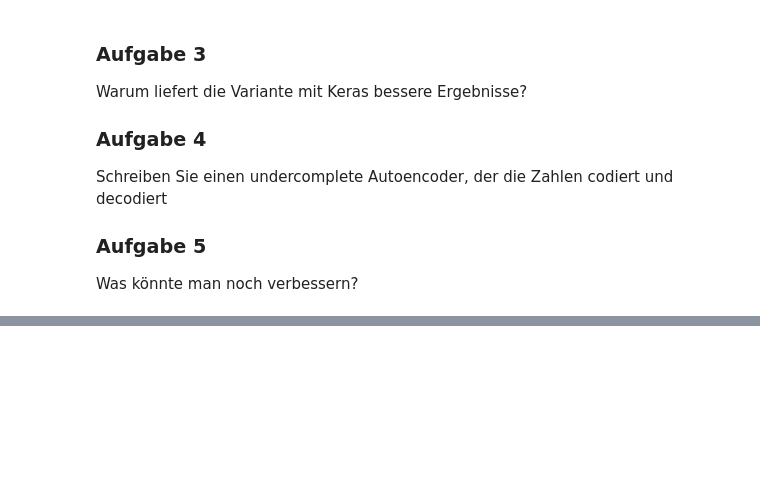
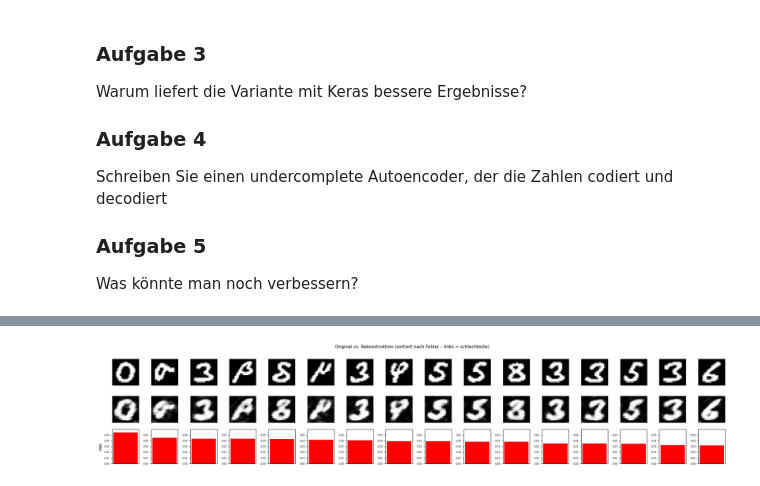
Before and after one commit to ArnoldIntelligence/KI-Vorlesung, a Jupyter notebook: notebooks/06-nicht_ueberwachtes_lernen.ipynb, the cells around one changed output, grey strips where cells are left out. Drawn from its saved outputs; the diff is of its cells as text; code cells hidden in the pictures; blank space fills up the shorter version.

```diff
--- a/notebooks/06-nicht_ueberwachtes_lernen.ipynb
+++ b/notebooks/06-nicht_ueberwachtes_lernen.ipynb
@@ -1512,0 +1792,83 @@ Was könnte man noch verbessern?
+# %%
+#|include: false
+
+image_gemischt = cv2.imread('Daten/NichtUeberwachtesLernen/Zahlen/Zahlen_Gemischt.png')
+
+gray   = cv2.cvtColor(image_gemischt, cv2.COLOR_BGR2GRAY)
+blur   = cv2.GaussianBlur(gray, (5, 5), 0)
+thresh = cv2.adaptiveThreshold(blur, 255, 1, 1, 11, 2)
+
+contours_g, _ = cv2.findContours(thresh, cv2.RETR_EXTERNAL, cv2.CHAIN_APPROX_SIMPLE)
+contours_g    = sort_contours_grid(contours_g, row_height=30)
+
+x_list     = []
+positionen = []
+
+for cnt in contours_g:
+    if cv2.contourArea(cnt) > 50:
+        xc, yc, wc, hc = cv2.boundingRect(cnt)
+        roi    = thresh[yc:yc + hc, xc:xc + wc]
+        pad    = 3
+        padded = cv2.copyMakeBorder(roi, pad, pad, pad, pad, cv2.BORDER_CONSTANT, value=0)
+        x_list.append(cv2.resize(padded, (28, 28)))
+        positionen.append((xc, yc, wc, hc))
+
+print(f'Gefundene Zeichen: {len(x_list)}')
+
+# Bilder aus einer Liste in ein NumPy-Array umwandeln, Pixelwerte von [0, 255] auf [0.0, 1.0] normieren
+x_g      = np.array(x_list).astype('float32') / 255.
+x_g_flat = x_g.reshape(-1, 784)
+# Der Autoencoder rekonstruiert jedes Bild.
+rekon    = autoencoder.predict(x_g_flat, verbose=0)
+# Fehler zwischen Originalbild und Rekonstruktion bestimmen
+fehler   = np.mean((x_g_flat - rekon) ** 2, axis=1)
+
+schwelle = np.mean(fehler) + 0.5 * np.std(fehler)
+
+# Original vs. Rekonstruktion (nach Rekonstruktionsfehler sortiert)
+n_show    = min(16, len(x_list))
+idx_show  = np.argsort(fehler)[::-1][:n_show]   # die n mit höchstem Fehler zuerst
+
+fig, axes = plt.subplots(3, n_show, figsize=(n_show * 1.4, 4.5))
+for col, i in enumerate(idx_show):
+    # Original
+    axes[0, col].imshow(x_g_flat[i].reshape(28, 28), cmap='gray')
+    axes[0, col].axis('off')
+    # Rekonstruktion
+    axes[1, col].imshow(rekon[i].reshape(28, 28), cmap='gray')
+    axes[1, col].axis('off')
+    # Fehlerbalken
+    farbe = 'red' if fehler[i] > schwelle else 'green'
+    axes[2, col].bar([0], [fehler[i]], color=farbe)
+    axes[2, col].set_ylim(0, fehler.max() * 1.1)
+    axes[2, col].set_xticks([])
+    axes[2, col].tick_params(labelsize=6)
+
+axes[0, 0].set_ylabel('Original', fontsize=9)
+axes[1, 0].set_ylabel('Rekonstruktion', fontsize=9)
+axes[2, 0].set_ylabel('MSE', fontsize=9)
+fig.suptitle('Original vs. Rekonstruktion (sortiert nach Fehler – links = schlechteste)', fontsize=11)
+plt.tight_layout()
+plt.show()
+
+# Bild mit Bounding Boxes
+bild_markiert = image_gemischt.copy()
+for i, (xc, yc, wc, hc) in enumerate(positionen):
+    farbe = (0, 0, 255) if fehler[i] > schwelle else (0, 180, 0)
+    cv2.rectangle(bild_markiert, (xc, yc), (xc + wc, yc + hc), farbe, 2)
+
+imshow('Rot = kein Digit (hoher Rekonstruktionsfehler) | Grün = Digit', bild_markiert)
+plt.show()
+
+plt.figure(figsize=(12, 3))
+idx_sorted = np.argsort(fehler)[::-1]
+farben     = ['red' if fehler[i] > schwelle else 'green' for i in idx_sorted]
+plt.bar(range(len(fehler)), fehler[idx_sorted], color=farben)
+plt.axhline(schwelle, color='black', linestyle='--', label=f'Schwelle = {schwelle:.4f}')
+plt.xlabel('Zeichen (nach Fehler sortiert)')
+plt.ylabel('Rekonstruktionsfehler (MSE)')
+plt.title('Autoencoder-Rekonstruktionsfehler')
+plt.legend()
+plt.tight_layout()
+plt.show()
+# %% [output]
@@ -1512,0 +1876 @@ Was könnte man noch verbessern?
+[figure, added]
```
Also changed, not shown: parts of 13 cells of this notebook, 11 other files.
